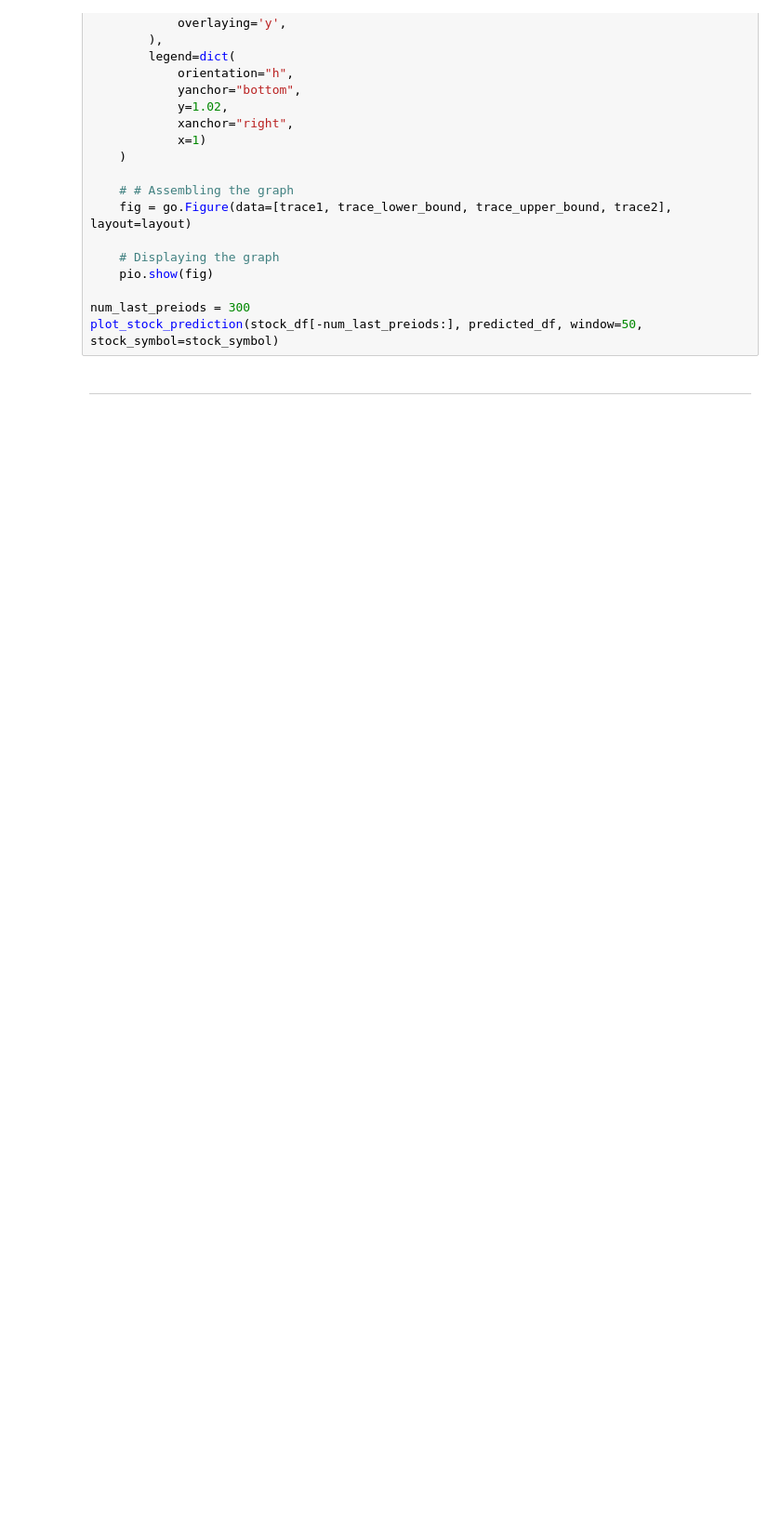
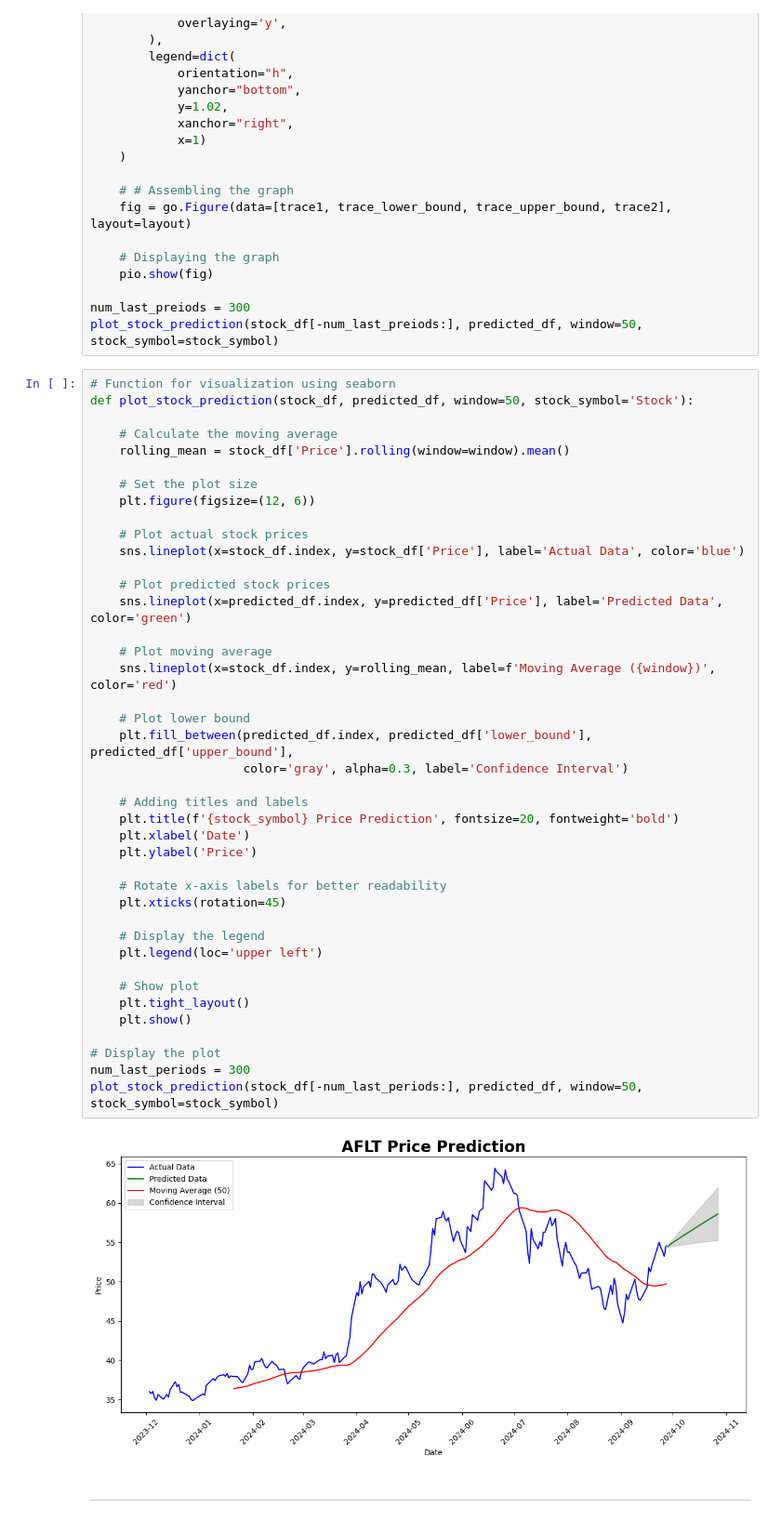
Before and after one commit to iqzmn/LSTM_Stock_Price_Model, a Jupyter notebook: LSTM_training_model.ipynb, the cells around one changed output. Shown at 93% size. Cells and saved outputs as stored; diff of their text form; blank space fills up the shorter version.

```diff
--- a/LSTM_training_model.ipynb
+++ b/LSTM_training_model.ipynb
@@ -490,5 +479,48 @@ def plot_stock_prediction(stock_df, predicted_df, window=50, stock_symbol='Stock
 
 num_last_preiods = 300
 plot_stock_prediction(stock_df[-num_last_preiods:], predicted_df, window=50, stock_symbol=stock_symbol)
+# %%
+# Function for visualization using seaborn
+def plot_stock_prediction(stock_df, predicted_df, window=50, stock_symbol='Stock'):
+
+    # Calculate the moving average
+    rolling_mean = stock_df['Price'].rolling(window=window).mean()
+
+    # Set the plot size
+    plt.figure(figsize=(12, 6))
+
+    # Plot actual stock prices
+    sns.lineplot(x=stock_df.index, y=stock_df['Price'], label='Actual Data', color='blue')
+
+    # Plot predicted stock prices
+    sns.lineplot(x=predicted_df.index, y=predicted_df['Price'], label='Predicted Data', color='green')
+
+    # Plot moving average
+    sns.lineplot(x=stock_df.index, y=rolling_mean, label=f'Moving Average ({window})', color='red')
+
+    # Plot lower bound
+    plt.fill_between(predicted_df.index, predicted_df['lower_bound'], predicted_df['upper_bound'],
+                     color='gray', alpha=0.3, label='Confidence Interval')
+
+    # Adding titles and labels
+    plt.title(f'{stock_symbol} Price Prediction', fontsize=20, fontweight='bold')
+    plt.xlabel('Date')
+    plt.ylabel('Price')
+
+    # Rotate x-axis labels for better readability
+    plt.xticks(rotation=45)
+
+    # Display the legend
+    plt.legend(loc='upper left')
+
+    # Show plot
+    plt.tight_layout()
+    plt.show()
+
+# Display the plot
+num_last_periods = 300
+plot_stock_prediction(stock_df[-num_last_periods:], predicted_df, window=50, stock_symbol=stock_symbol)
+# %% [output]
+[figure, added]
 # %% [markdown]
 ---
```
Also changed, not shown: parts of 16 cells of this notebook.
